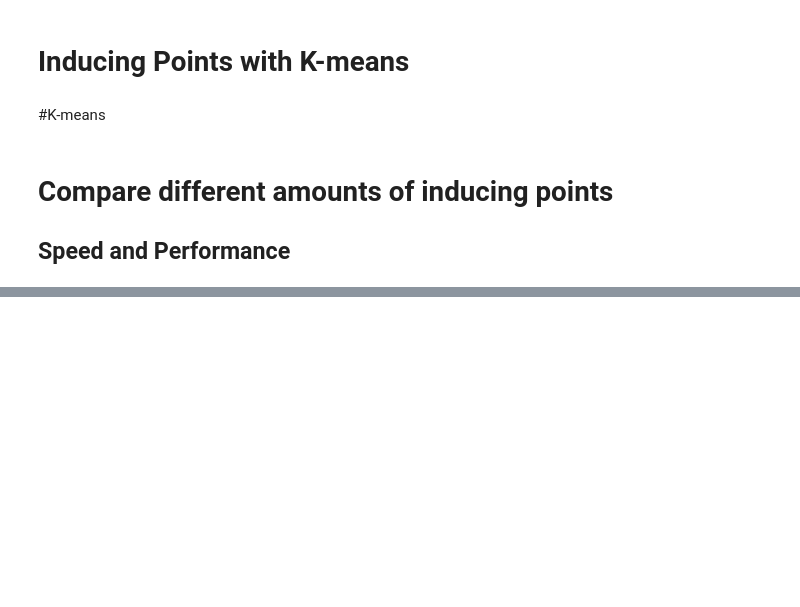
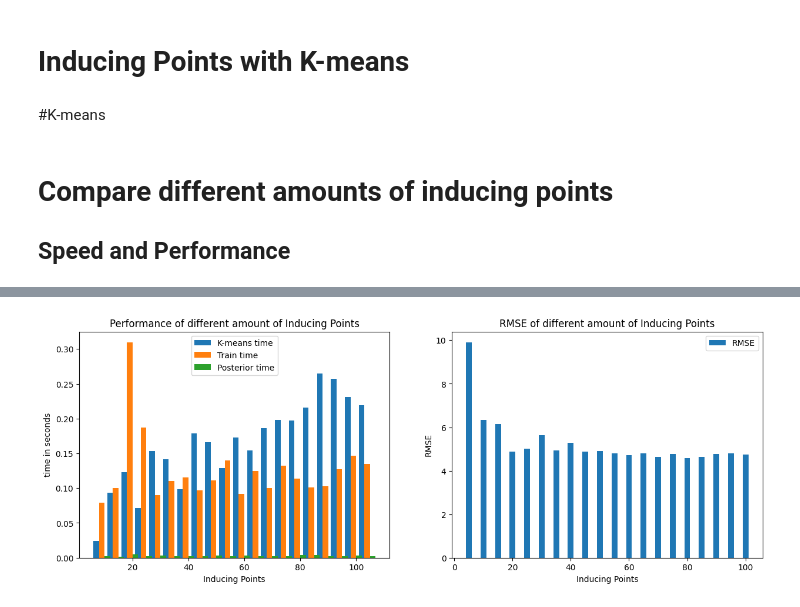
Before and after one commit to Sabelz/Gaussian_Processes_Inducing_Points, a Jupyter notebook: GPs/GPPowerPlant.ipynb, the cells around one changed output, grey strips where cells are left out. Saved outputs shown, nothing was run; the diff lists cells and outputs as text; code cells hidden in the pictures; blank space fills up the shorter version.

```diff
--- a/GPs/GPPowerPlant.ipynb
+++ b/GPs/GPPowerPlant.ipynb
@@ -381,0 +405,37 @@ cd
+# %%
+# Assuming the lists are of equal length
+indices = np.array(input1)
+
+# Width of a bar
+width = 2
+
+fig, axs = plt.subplots(1, 2, figsize=(15, 5))  # Create a figure and a 1x2 subplot
+
+# First subplot
+axs[0].bar(indices + width, K_means_times1, width, label='K-means time')
+axs[0].bar(indices + 2*width, train_times1, width, label='Train time')
+axs[0].bar(indices + 3*width, posterior_times1, width, label='Posterior time')
+
+# Adding labels
+axs[0].set_xlabel('Inducing Points')
+axs[0].set_ylabel('time in seconds')
+axs[0].set_title('Performance of different amount of Inducing Points')
+
+# Adding legend
+axs[0].legend()
+
+# Second subplot
+axs[1].bar(indices, RMSE_list1, width, label='RMSE')
+
+# Adding labels
+axs[1].set_xlabel('Inducing Points')
+axs[1].set_ylabel('RMSE')
+axs[1].set_title('RMSE of different amount of Inducing Points')
+
+# Adding legend
+axs[1].legend()
+
+# Function to show the plot
+plt.show()
+# %% [output]
+[figure, added]
```
Also changed, not shown: parts of 19 cells of this notebook.
